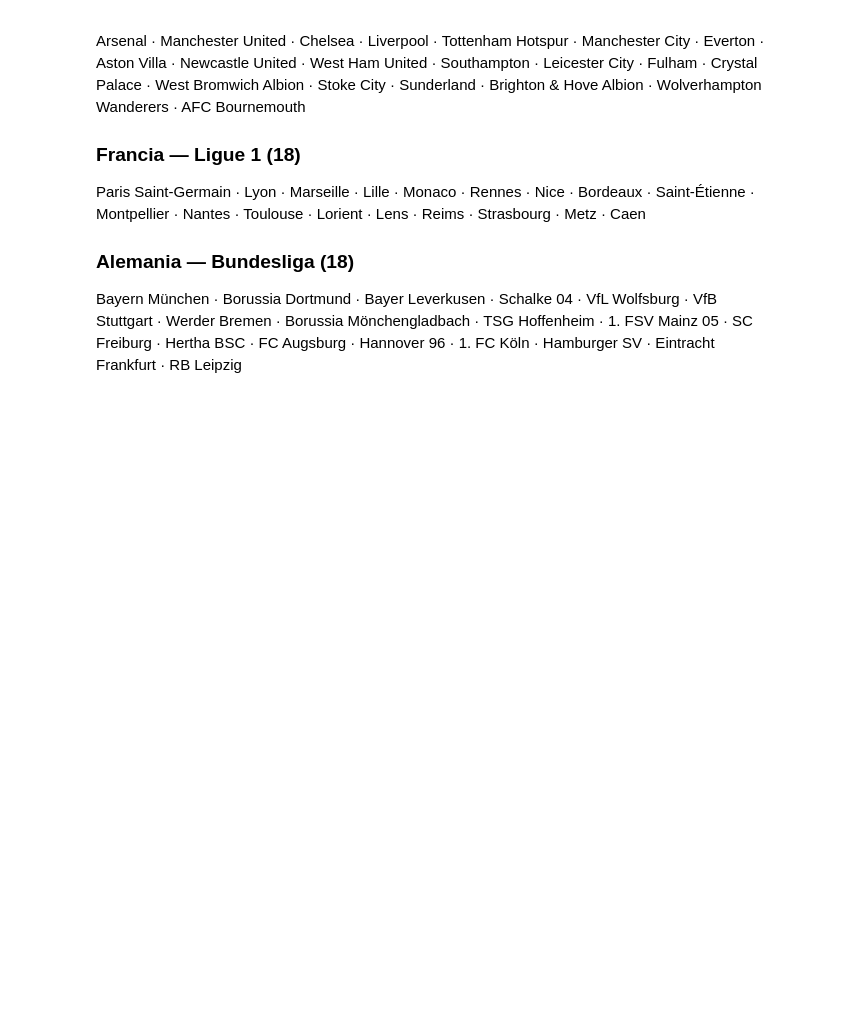
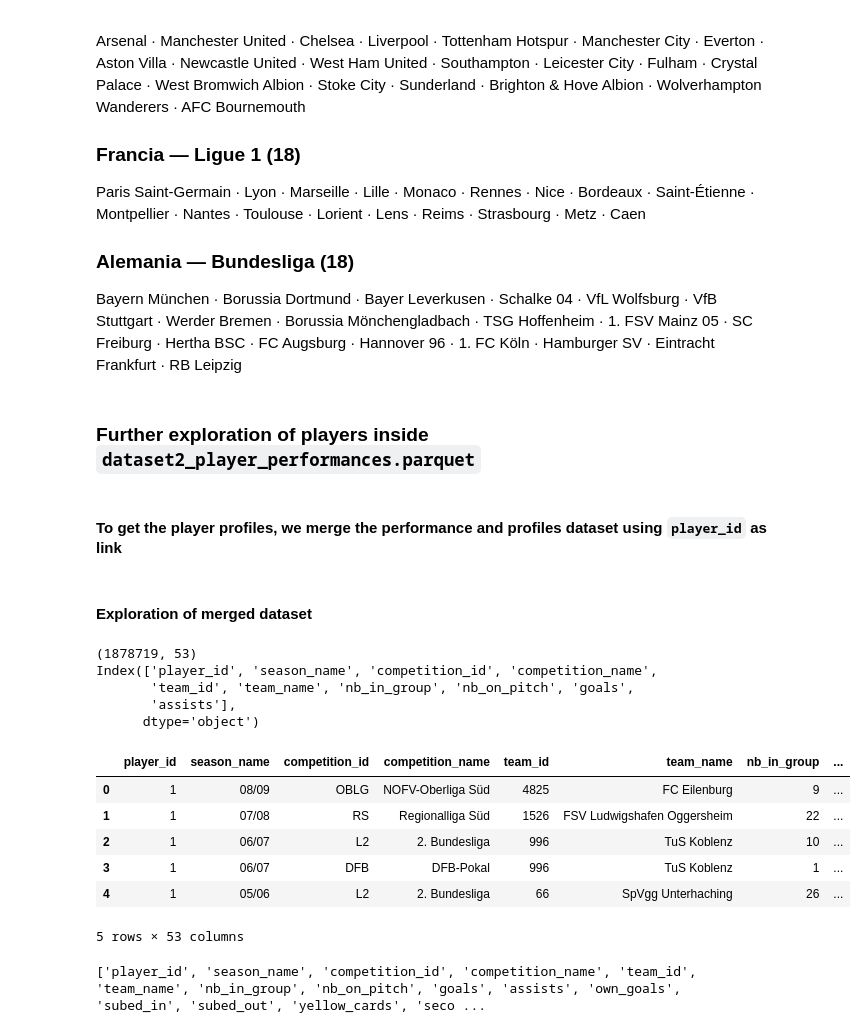
Before and after one commit to AndresDeve/Messi-outlier, a Jupyter notebook: notebooks/messi_exploration_dataset2.ipynb, the cells around one changed output. Cells and saved outputs as stored; diff of their text form; code cells hidden in the pictures; blank space fills up the shorter version.

```diff
--- a/notebooks/messi_exploration_dataset2.ipynb
+++ b/notebooks/messi_exploration_dataset2.ipynb
@@ -323,0 +322,4 @@ Bayern München · Borussia Dortmund · Bayer Leverkusen · Schalke 04 · VfL Wo
+# %% [markdown]
+### Further exploration of players inside `dataset2_player_performances.parquet`
+# %% [markdown]
+#### To get the player profiles, we merge the performance and profiles dataset using `player_id` as link
@@ -323,0 +338,41 @@ Bayern München · Borussia Dortmund · Bayer Leverkusen · Schalke 04 · VfL Wo
+# %% [markdown]
+#### Exploration of merged dataset
+# %%
+import pandas as pd
+
+# Load merged dataset
+df_merged = pd.read_parquet("../data/merged_player_data.parquet")
+
+# Basic info
+print(df_merged.shape)       # rows, columns
+print(df_merged.columns[:10])  # first 10 column names
+
+# Quick look at first rows
+df_merged.head()
+
+# Check missing values
+df_merged.isna().sum().sort_values(ascending=False).head(15)
+
+# Summary statistics for numeric vars
+df_merged.describe()
+
+# Example: check merged player info
+df_merged.head(5)
+# %% [output]
+(1878719, 53)
+Index(['player_id', 'season_name', 'competition_id', 'competition_name',
+       'team_id', 'team_name', 'nb_in_group', 'nb_on_pitch', 'goals',
+       'assists'],
+      dtype='object')
+|  | player_id | season_name | competition_id | competition_name | team_id | team_name | nb_in_group | ... |
+| 0 | 1 | 08/09 | OBLG | NOFV-Oberliga Süd | 4825 | FC Eilenburg | 9 | ... |
+| 1 | 1 | 07/08 | RS | Regionalliga Süd | 1526 | FSV Ludwigshafen Oggersheim | 22 | ... |
+| 2 | 1 | 06/07 | L2 | 2. Bundesliga | 996 | TuS Koblenz | 10 | ... |
+| 3 | 1 | 06/07 | DFB | DFB-Pokal | 996 | TuS Koblenz | 1 | ... |
+| 4 | 1 | 05/06 | L2 | 2. Bundesliga | 66 | SpVgg Unterhaching | 26 | ... |
+5 rows × 53 columns
+# %%
+# Show all columns
+print(df_merged.columns.tolist())
+# %% [output]
+['player_id', 'season_name', 'competition_id', 'competition_name', 'team_id', 'team_name', 'nb_in_group', 'nb_on_pitch', 'goals', 'assists', 'own_goals', 'subed_in', 'subed_out', 'yellow_cards', 'seco ...
```
Also changed, not shown: parts of 10 cells of this notebook, 7 other files.
